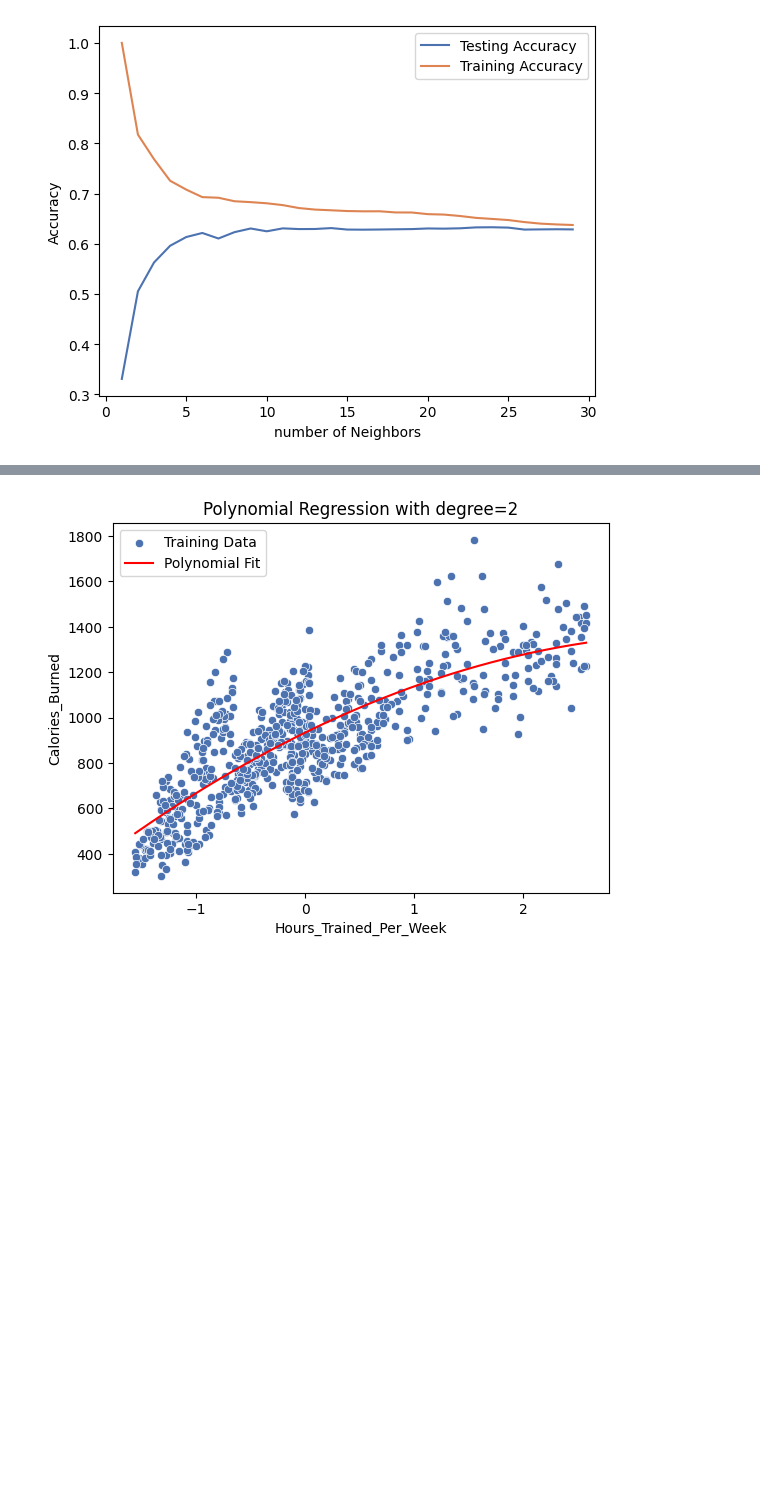
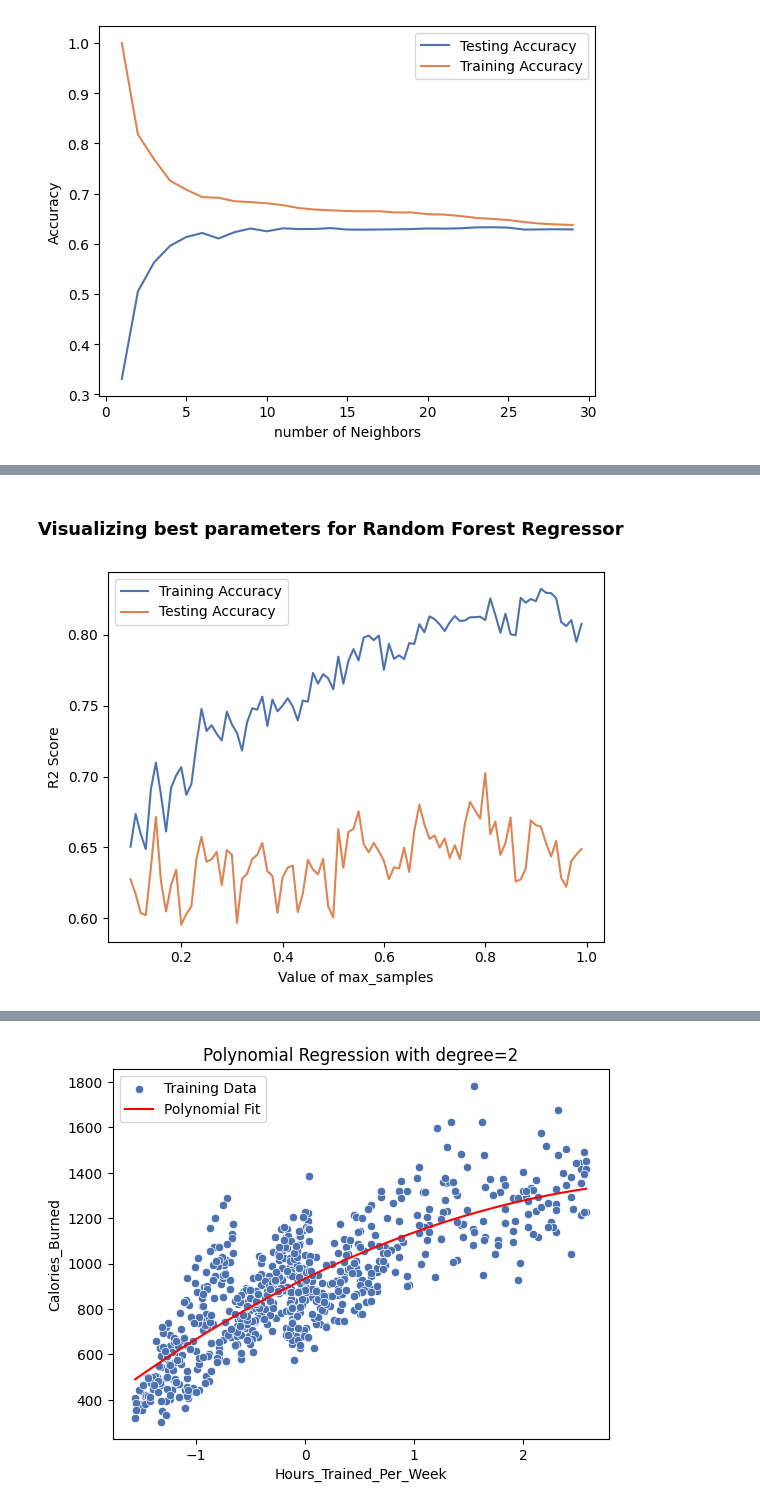
Before and after one commit to adityagoyal222/fitnessprediction, a Jupyter notebook: notebook/fitness_eda.ipynb, the cells around one changed output, grey strips where cells are left out. Saved outputs shown, nothing was run; the diff lists cells and outputs as text; code cells hidden in the pictures; blank space fills up the shorter version.

```diff
--- a/notebook/fitness_eda.ipynb
+++ b/notebook/fitness_eda.ipynb
@@ -288,0 +326,29 @@ plt.show()
+# %% [markdown]
+### Visualizing best parameters for Random Forest Regressor
+# %%
+from sklearn.ensemble import RandomForestRegressor
+estimators = np.arange(10,100)
+estimators = [i/100 for i in estimators]
+train_accuracy = []
+test_accuracy = []
+for i in range(10,100):
+    model = RandomForestRegressor(n_estimators=4, max_depth=8, max_samples=i/100, max_features='sqrt', oob_score=True, random_state=15)
+    model = model.fit(X_train, y_train)
+
+    #Prediction
+    y_train_pred = model.predict(X_train)
+    y_test_pred = model.predict(X_test)
+
+    _, _, r2_square_train = evaluate_model_test(y_train, y_train_pred)
+    _, _, r2_square_test = evaluate_model_test(y_test, y_test_pred)
+    train_accuracy.append(r2_square_train)
+    test_accuracy.append(r2_square_test)
+
+plt.plot(estimators, train_accuracy, label = 'Training Accuracy')
+plt.plot(estimators, test_accuracy, label = 'Testing Accuracy')
+plt.legend()
+plt.xlabel('Value of max_samples')
+plt.ylabel('R2 Score')
+plt.show()
+# %% [output]
+[figure, added]
```
Also changed, not shown: parts of 42 cells of this notebook, 1 other file.
